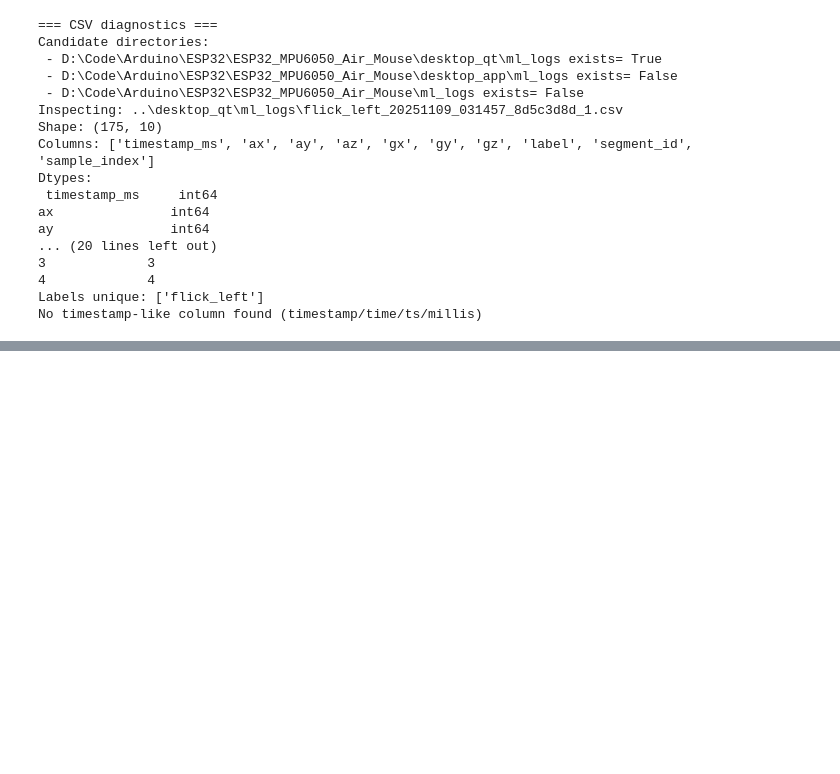
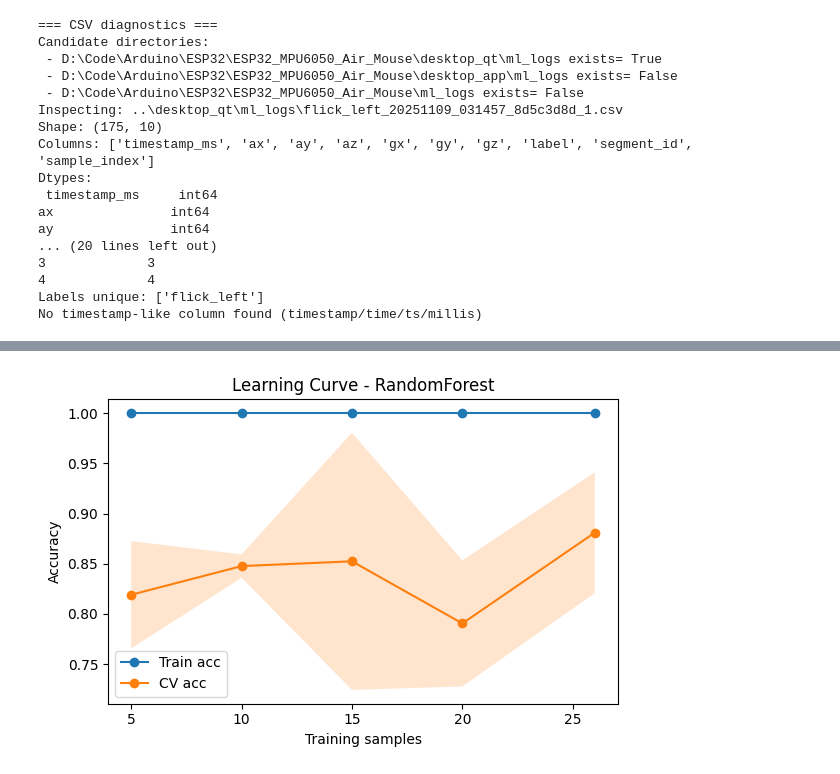
Before and after one commit to sadikmahmudadive/ESP32_MPU6050_Air_Mouse, a Jupyter notebook: ml/gesture_training.ipynb, the cells around one changed output, grey strips where cells are left out. Saved outputs shown, nothing was run; the diff lists cells and outputs as text; code cells hidden in the pictures; blank space fills up the shorter version.

```diff
--- a/ml/gesture_training.ipynb
+++ b/ml/gesture_training.ipynb
@@ -415,3 +727,73 @@ plot_confusion_matrix(confusion_matrix(y_test, y_pred), unique_labels)
+# %%
+# Learning curve (accuracy vs training size) for best model
+import numpy as np
+import matplotlib.pyplot as plt
+from sklearn.model_selection import StratifiedKFold, learning_curve
+from sklearn.ensemble import GradientBoostingClassifier
+from sklearn.pipeline import Pipeline
+from sklearn.preprocessing import StandardScaler
+from sklearn.svm import SVC
+
+best_name = None
+if 'adv_df' in globals() and not adv_df.empty:
+    best_name = adv_df.iloc[0]['Model']
+
+def build_estimator(name):
+    if name == 'RandomForest' and 'rf' in globals():
+        return rf
+    if name == 'GradientBoosting':
+        return GradientBoostingClassifier(random_state=RANDOM_STATE)
+    if name == 'SVM-RBF':
+        return Pipeline([
+            ('scaler', StandardScaler()),
+            ('svm', SVC(kernel='rbf', C=2.0, gamma='scale', probability=True, class_weight='balanced', random_state=RANDOM_STATE))
+        ])
+    try:
+        if name == 'XGBoost':
+            import xgboost as xgb
+            return xgb.XGBClassifier(
+                n_estimators=300, max_depth=4, learning_rate=0.05, subsample=0.8,
+                colsample_bytree=0.8, eval_metric='mlogloss', random_state=RANDOM_STATE,
+                use_label_encoder=False
+            )
+        if name == 'LightGBM':
+            import lightgbm as lgb
+            return lgb.LGBMClassifier(n_estimators=400, learning_rate=0.05, num_leaves=31, random_state=RANDOM_STATE)
+    except Exception:
+        pass
+    # Fallback
+    return rf if 'rf' in globals() else None
+
+estimator = build_estimator(best_name) if best_name else (rf if 'rf' in globals() else None)
+if estimator is None:
+    print("No estimator available for learning curve.")
+else:
+    # Robust CV folds considering smallest class size
+    counts = np.bincount(y_train.astype(int)) if y_train.size else np.array([2])
+    min_class = int(np.min(counts)) if counts.size else 2
+    n_splits = max(2, min(5, min_class))
+    cv = StratifiedKFold(n_splits=n_splits, shuffle=True, random_state=RANDOM_STATE)
+
+    train_sizes = np.linspace(0.2, 1.0, 5)
+    sizes, train_scores, test_scores = learning_curve(
+        estimator, X_train, y_train, cv=cv, n_jobs=None, train_sizes=train_sizes, scoring='accuracy')
+
+    train_mean, train_std = np.mean(train_scores, axis=1), np.std(train_scores, axis=1)
+    test_mean, test_std = np.mean(test_scores, axis=1), np.std(test_scores, axis=1)
+
+    plt.figure(figsize=(6,4))
+    plt.plot(sizes, train_mean, 'o-', label='Train acc')
+    plt.fill_between(sizes, train_mean-train_std, train_mean+train_std, alpha=0.2)
+    plt.plot(sizes, test_mean, 'o-', label='CV acc')
+    plt.fill_between(sizes, test_mean-test_std, test_mean+test_std, alpha=0.2)
+    plt.title(f'Learning Curve - {best_name or "Selected"}')
+    plt.xlabel('Training samples')
+    plt.ylabel('Accuracy')
+    plt.legend()
+    plt.tight_layout()
+    plt.show()
+# %% [output]
+[figure, added]
 # %%
 # Optional: TensorFlow small dense model
 USE_TF = 'tensorflow' in sys.modules
```
Also changed, not shown: parts of 16 cells of this notebook, 3 other files.
